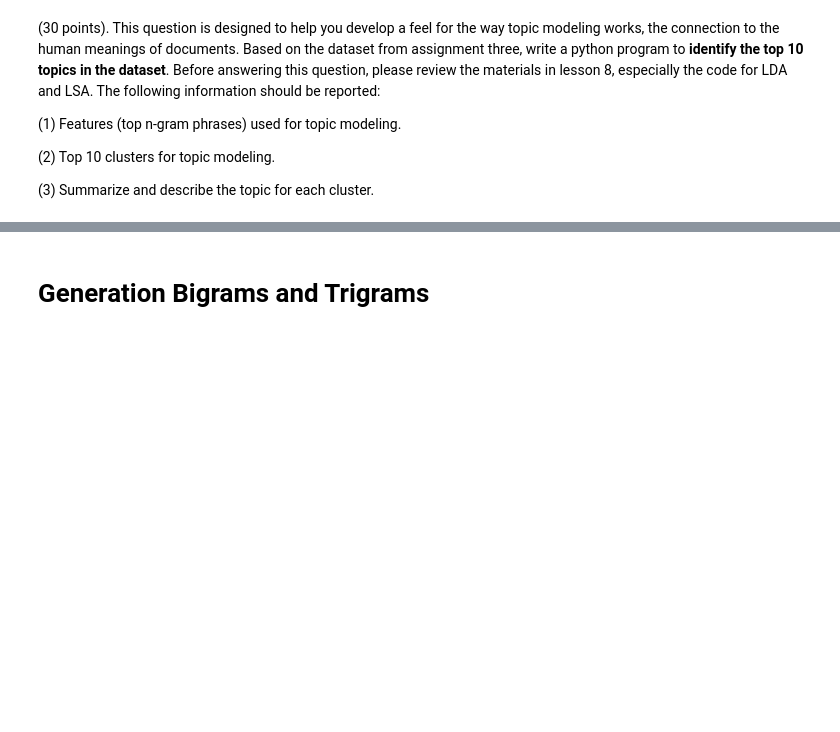
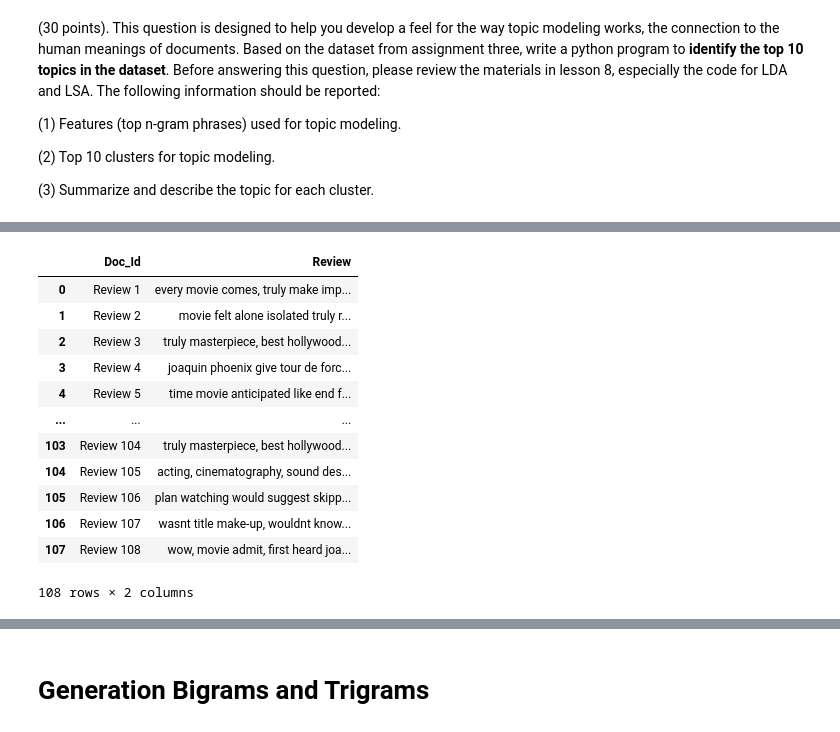
Before and after one commit to Nagmashaik123/Nagma_INFO5731_Spring2021, a Jupyter notebook: INFO5731_Assignment_Four.ipynb, the cells around one changed output, grey strips where cells are left out. Cells and saved outputs as stored; diff of their text form; code cells hidden in the pictures; blank space fills up the shorter version.

```diff
--- a/INFO5731_Assignment_Four.ipynb
+++ b/INFO5731_Assignment_Four.ipynb
@@ -16,0 +85,19 @@ In this assignment, you are required to conduct topic modeling, sentiment analys
+# %%
+#Importing necessary libraries
+
+import json
+import zipfile
+import glob
+import pandas as pd
+import re
+import nltk
+nltk.download('stopwords')
+from nltk.corpus import stopwords
+words = stopwords.words('english')
+from textblob import Word
+from textblob import TextBlob
+nltk.download('punkt')
+nltk.download('wordnet')
+import nltk
+nltk.download('stopwords')
+from nltk.corpus import stopwords
@@ -16,0 +139,25 @@ In this assignment, you are required to conduct topic modeling, sentiment analys
+# %%
+# Data Processing
+
+#converting to lower case
+my_data['Review']=my_data['Review'].map(lambda item: item.lower())
+#removing punctutations
+my_data['Review']=my_data['Review'].map(lambda item: re.sub('[?|!|\'|"|#]', '', item))
+#Lemmitizing
+my_data['Review']=my_data['Review'].apply(lambda item:" ".join(item for item in item.split() if item not in words))
+my_data['Review']=my_data['Review'].apply(lambda item: " ".join([Word(word).lemmatize() for word in item.split()]))
+my_data
+# %% [output]
+|  | Doc_Id | Review |
+| 0 | Review 1 | every movie comes, truly make imp... |
+| 1 | Review 2 | movie felt alone isolated truly r... |
+| 2 | Review 3 | truly masterpiece, best hollywood... |
+| 3 | Review 4 | joaquin phoenix give tour de forc... |
+| 4 | Review 5 | time movie anticipated like end f... |
+| ... | ... | ... |
+| 103 | Review 104 | truly masterpiece, best hollywood... |
+| 104 | Review 105 | acting, cinematography, sound des... |
+| 105 | Review 106 | plan watching would suggest skipp... |
+| 106 | Review 107 | wasnt title make-up, wouldnt know... |
+| 107 | Review 108 | wow, movie admit, first heard joa... |
+108 rows × 2 columns
```
Also changed, not shown: parts of 22 cells of this notebook.
